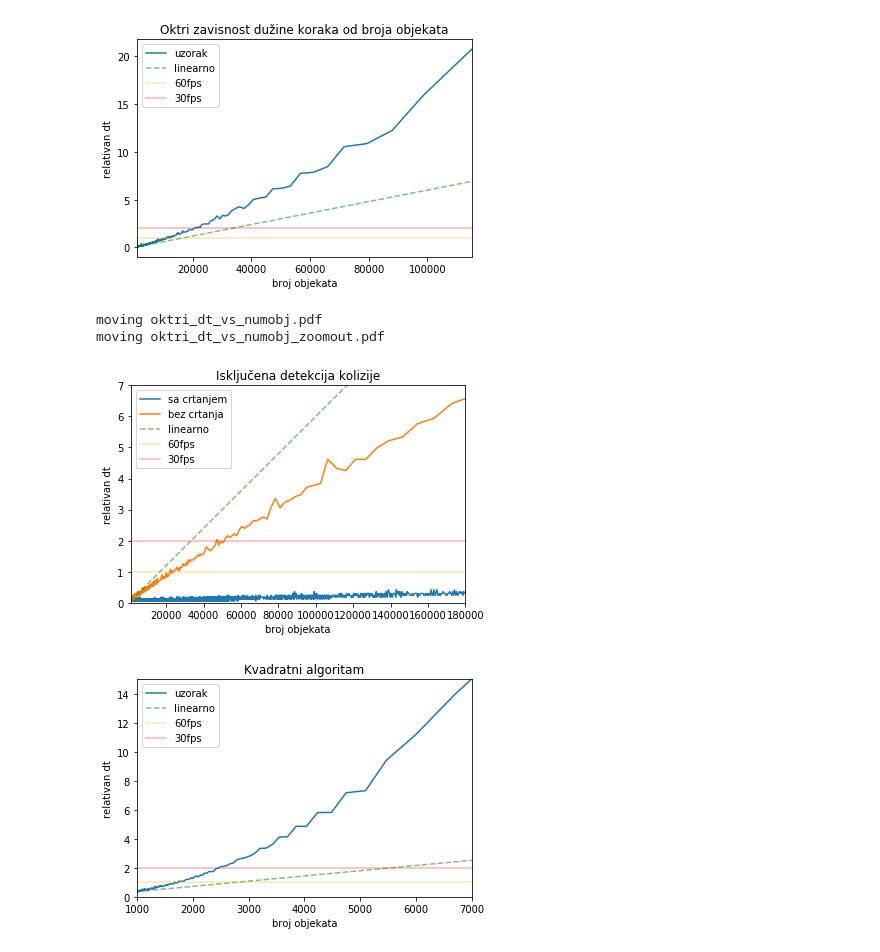
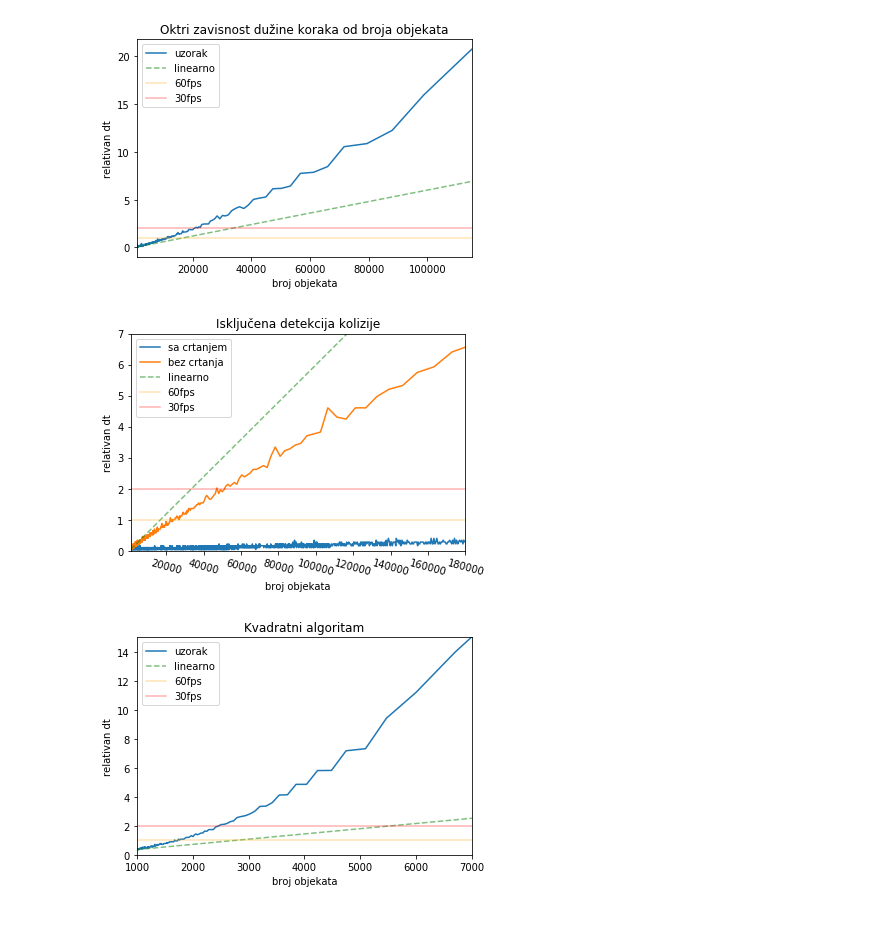
Before and after one commit to kredenac/collision-detection, a Jupyter notebook: analyze/visualize.ipynb, the cells around one changed output. Cells and saved outputs as stored; diff of their text form; code cells hidden in the pictures; blank space fills up the shorter version.

```diff
--- a/analyze/visualize.ipynb
+++ b/analyze/visualize.ipynb
@@ -22,6 +15,6 @@ Int64Index([  1000,   1002,   1004,   1005,   1007,   1009,   1010,   1012,
 # %%
 def plot(dataframe, xstr, ystr, xlabel, ylabel, figname,
-         xlimUpper=None,  ylimUpper=None, title=None, dataframe2=None, label1=None, label2=None):
+         xlimUpper=None,  ylimUpper=None, title=None, dataframe2=None, label1=None, label2=None, xticksrot=0):
 # plt.figure(figsize=(10,10))
     dfg = dataframe.groupby(xstr).mean()
     xdf, ydf = dfg.index, dfg[ystr]
@@ -39,10 +32,11 @@ def plot(dataframe, xstr, ystr, xlabel, ylabel, figname,
         plt.ylim(0, ylimUpper) #5
     plt.xlabel(xlabel)
     plt.ylabel(ylabel)
+    plt.xticks(rotation=xticksrot)
     plt.axhline(y=1, color='orange', alpha=0.3, label='60fps')
     plt.axhline(y=2, color='red', alpha=0.3, label='30fps')
-    plt.savefig(figname + '.pdf')
     plt.legend()
+    plt.savefig(figname + '.pdf', bbox_inches='tight')
     plt.show()
 # %%
 
@@ -66,10 +60,6 @@ def moveFiguresToTexDir():
             if os.path.exists(dest):
                   os.remove(dest)
             os.rename(file, dest)
-moveFiguresToTexDir()
-# %% [output]
-moving oktri_dt_vs_numobj.pdf
-moving oktri_dt_vs_numobj_zoomout.pdf
 # %%
 df1 = pd.read_csv(basePath+'Idle_drawing.csv'
                  , header=None,
@@ -80,10 +70,10 @@ df2 = pd.read_csv(basePath+'Idle_notDrawing.csv'
 # %%
 plot(dataframe=df2, xstr='count', ystr='dt',
      xlabel='broj objekata', ylabel='relativan dt', xlimUpper=180000, ylimUpper=7,
      title='Isključena detekcija kolizije', figname='idleDrawVsNoDraw',
-    dataframe2=df1, label1='sa crtanjem', label2='bez crtanja')
+    dataframe2=df1, label1='sa crtanjem', label2='bez crtanja', xticksrot=-15)
 # %% [output]
-[figure, old version]
+[figure, new version]
 # %%
 df = pd.read_csv(basePath+'BasicCollision.csv'
                  , header=None,
```
Also changed, not shown: parts of 2 cells of this notebook, 13 other files.
